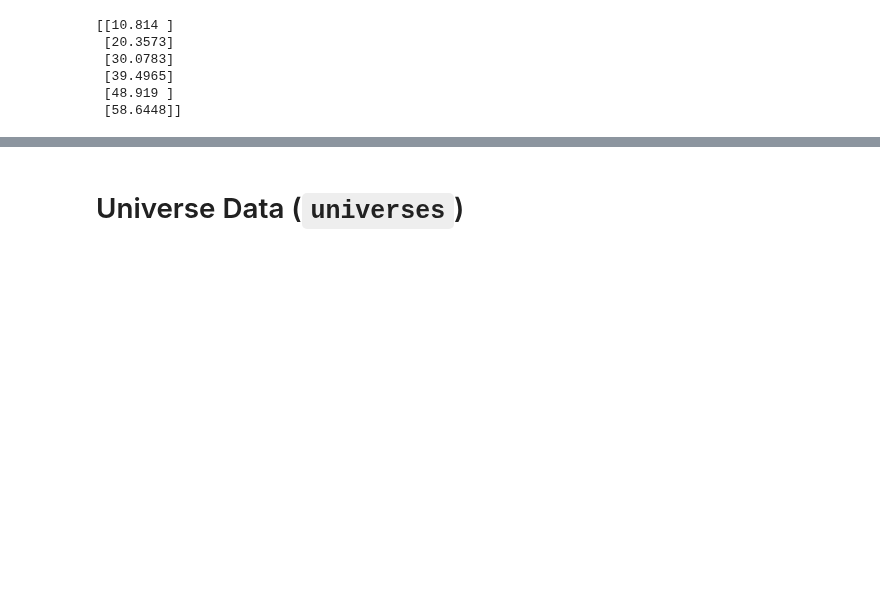
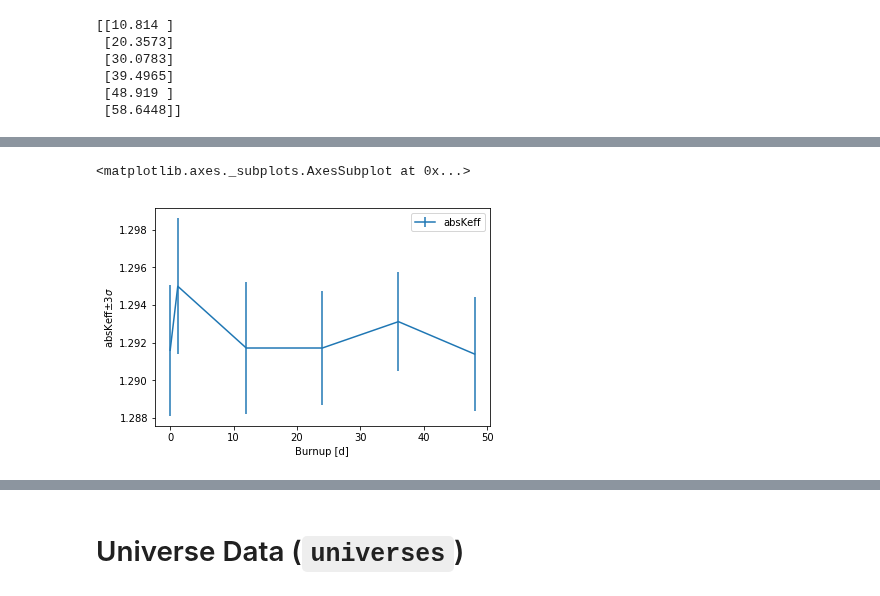
Before and after one commit to CORE-GATECH-GROUP/serpent-tools, a Jupyter notebook: examples/ResultsReader.ipynb, the cells around one changed output, grey strips where cells are left out. Drawn from its saved outputs; the diff is of its cells as text; code cells hidden in the pictures; blank space fills up the shorter version.

Commit message:
DOC Document new result reader plot method
Add jupyter notebook with some test cases showing
off some of the capabilities.
Update the example in docs similarly

Update changelog

```diff
--- a/examples/ResultsReader.ipynb
+++ b/examples/ResultsReader.ipynb
@@ -133,0 +124,5 @@ plt.ylabel('k-eff');
+# %%
+res.plot('absKeff')
+# %% [output]
+<matplotlib.axes._subplots.AxesSubplot at 0x...>
+[figure, added]
```
Also changed, not shown: parts of 13 cells of this notebook, 7 other files.
